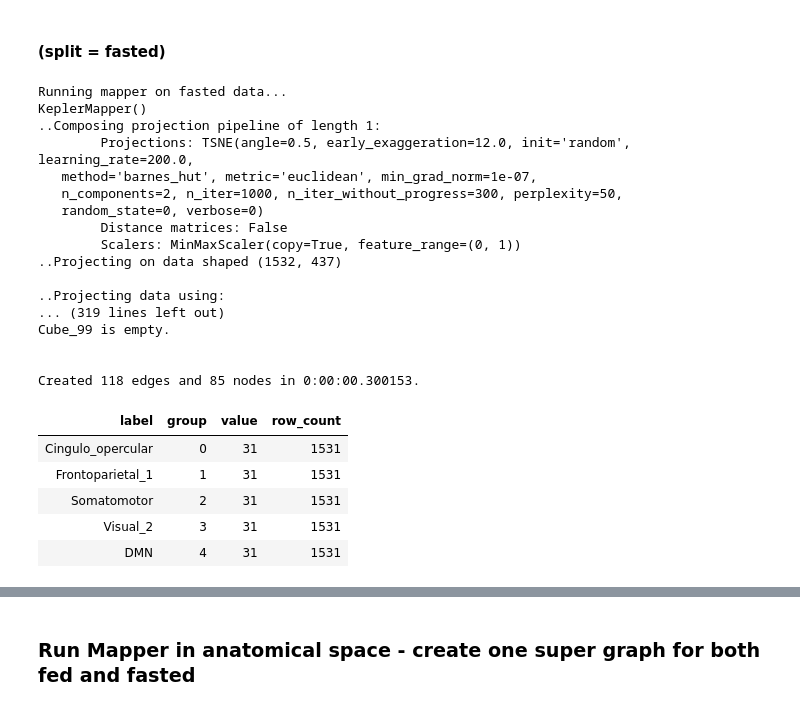
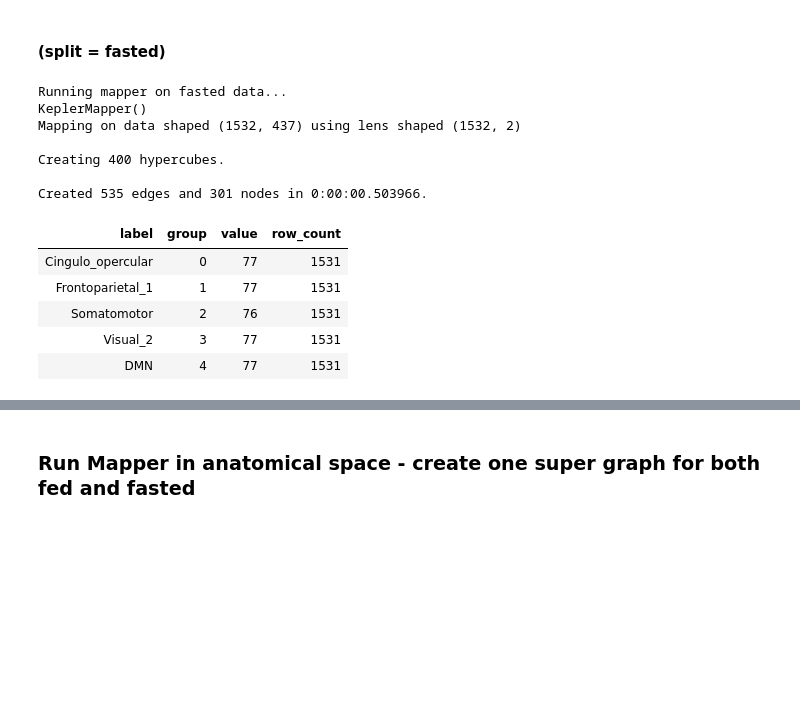
Before and after one commit to calebgeniesse/caffeine-mapper, a Jupyter notebook: fedvfast-caleb-mini.ipynb, the cells around one changed output, grey strips where cells are left out. Drawn from its saved outputs; the diff is of its cells as text; code cells hidden in the pictures; blank space fills up the shorter version.

```diff
--- a/fedvfast-caleb-mini.ipynb
+++ b/fedvfast-caleb-mini.ipynb
@@ -40,7 +40,7 @@ INFO:root:      keeping: 437 (regions)
 # %% [markdown]
 Load temporal masks and remove TRs with excessive motion. Additionally, remove parcels that do not belong to major RSNs.
 # %%
-splits = get_data_splits(sessions, zscore=True, groupby='day_of_week', groups={2:'fast', 4:'fed'}, density=0.02)
+splits = get_data_splits(sessions, zscore=True, groupby='day_of_week', groups={2:'fast', 4:'fed'}, density=0.05)
 
 print('splits: ', splits.keys())
 # %% [output]
@@ -65,7 +65,12 @@ Starting job # 0 in a separate thread.
 # %%
 # Run Mapper/DyNeuSR
 print('Running mapper on fed data...')
-results_fed = run_mapper(splits.fed.X, splits.fed.RSN, verbose=1, cover=km.Cover(10,0.3))
+try:
+    splits.fed.lens = results_fed.get('lens')
+    print('*** Found lens... (set lens=None to re-run)')
+except:
+    splits.fed.lens = None
+results_fed = run_mapper(splits.fed.X, splits.fed.RSN, lens=splits.fed.lens, verbose=1, cover=km.Cover(20,0.8))
 # %% [output]
 Running mapper on fed data...
 KeplerMapper()
@@ -95,30 +102,25 @@ DyNeuGraph()
 # %%
 # Run Mapper/DyNeuSR
 print('Running mapper on fasted data...')
-results_fast = run_mapper(splits.fast.X, splits.fast.RSN, verbose=2, cover=km.Cover(10,0.3))
+try:
+    splits.fast.lens = results_fast.get('lens')
+    print('*** Found lens... (set lens=None to re-run)')
+except:
+    splits.fast.lens = None
+results_fast = run_mapper(splits.fast.X, splits.fast.RSN, lens=splits.fast.lens, verbose=1, cover=km.Cover(20,0.8))
 # %% [output]
 Running mapper on fasted data...
 KeplerMapper()
-..Composing projection pipeline of length 1:
-        Projections: TSNE(angle=0.5, early_exaggeration=12.0, init='random', learning_rate=200.0,
-   method='barnes_hut', metric='euclidean', min_grad_norm=1e-07,
-   n_components=2, n_iter=1000, n_iter_without_progress=300, perplexity=50,
-   random_state=0, verbose=0)
-        Distance matrices: False
-        Scalers: MinMaxScaler(copy=True, feature_range=(0, 1))
-..Projecting on data shaped (1532, 437)
+Mapping on data shaped (1532, 437) using lens shaped (1532, 2)
 
-..Projecting data using:
-... (319 lines left out)
-Cube_99 is empty.
+Creating 400 hypercubes.
 
-
-Created 118 edges and 85 nodes in 0:00:00.300153.
+Created 535 edges and 301 nodes in 0:00:00.503966.
 | label | group | value | row_count |
-| Cingulo_opercular | 0 | 31 | 1531 |
-| Frontoparietal_1 | 1 | 31 | 1531 |
-| Somatomotor | 2 | 31 | 1531 |
-| Visual_2 | 3 | 31 | 1531 |
-| DMN | 4 | 31 | 1531 |
+| Cingulo_opercular | 0 | 77 | 1531 |
+| Frontoparietal_1 | 1 | 77 | 1531 |
+| Somatomotor | 2 | 76 | 1531 |
+| Visual_2 | 3 | 77 | 1531 |
+| DMN | 4 | 77 | 1531 |
 # %%
 # Visualize DyNeuGraph
```
Also changed, not shown: parts of 18 cells of this notebook.
